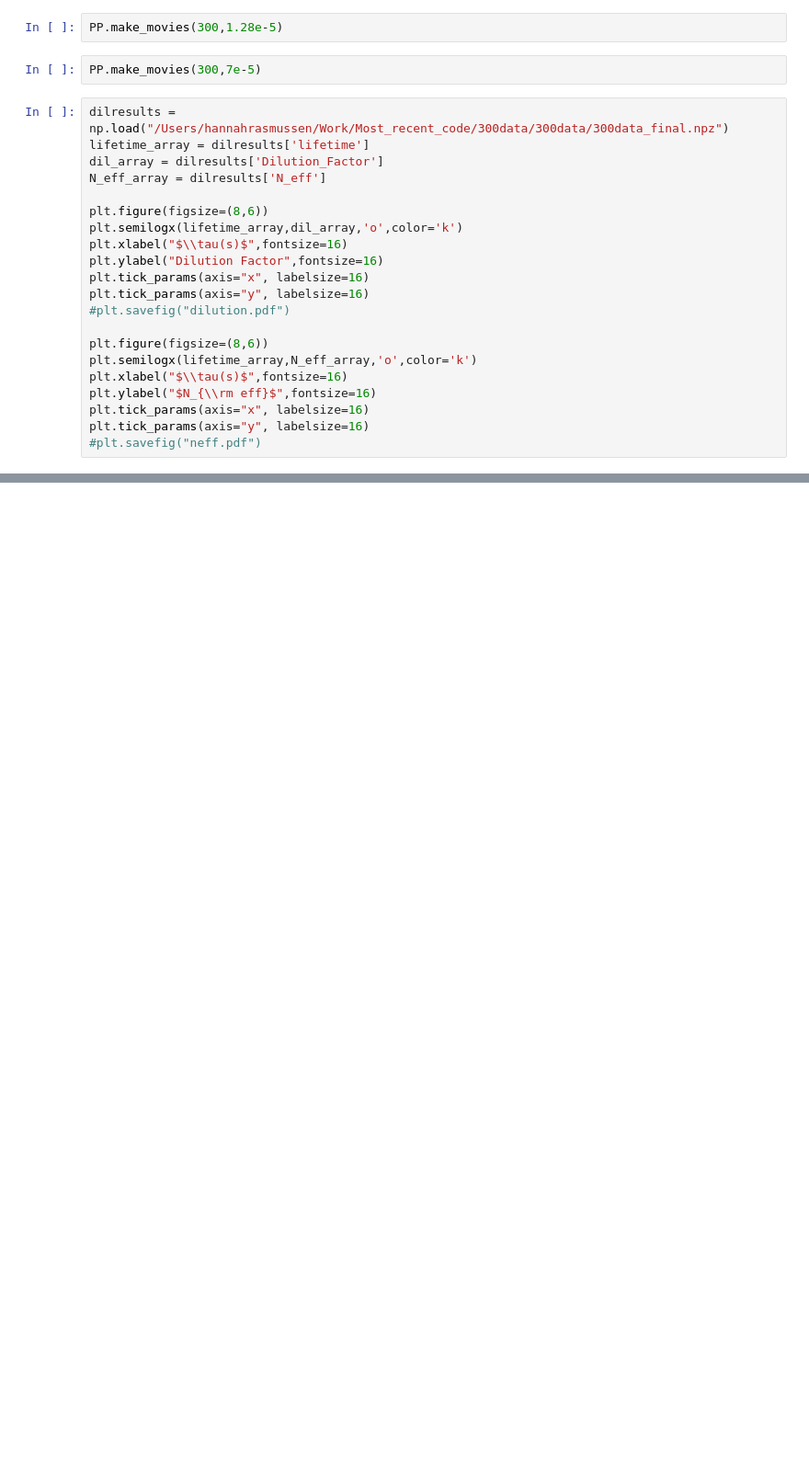
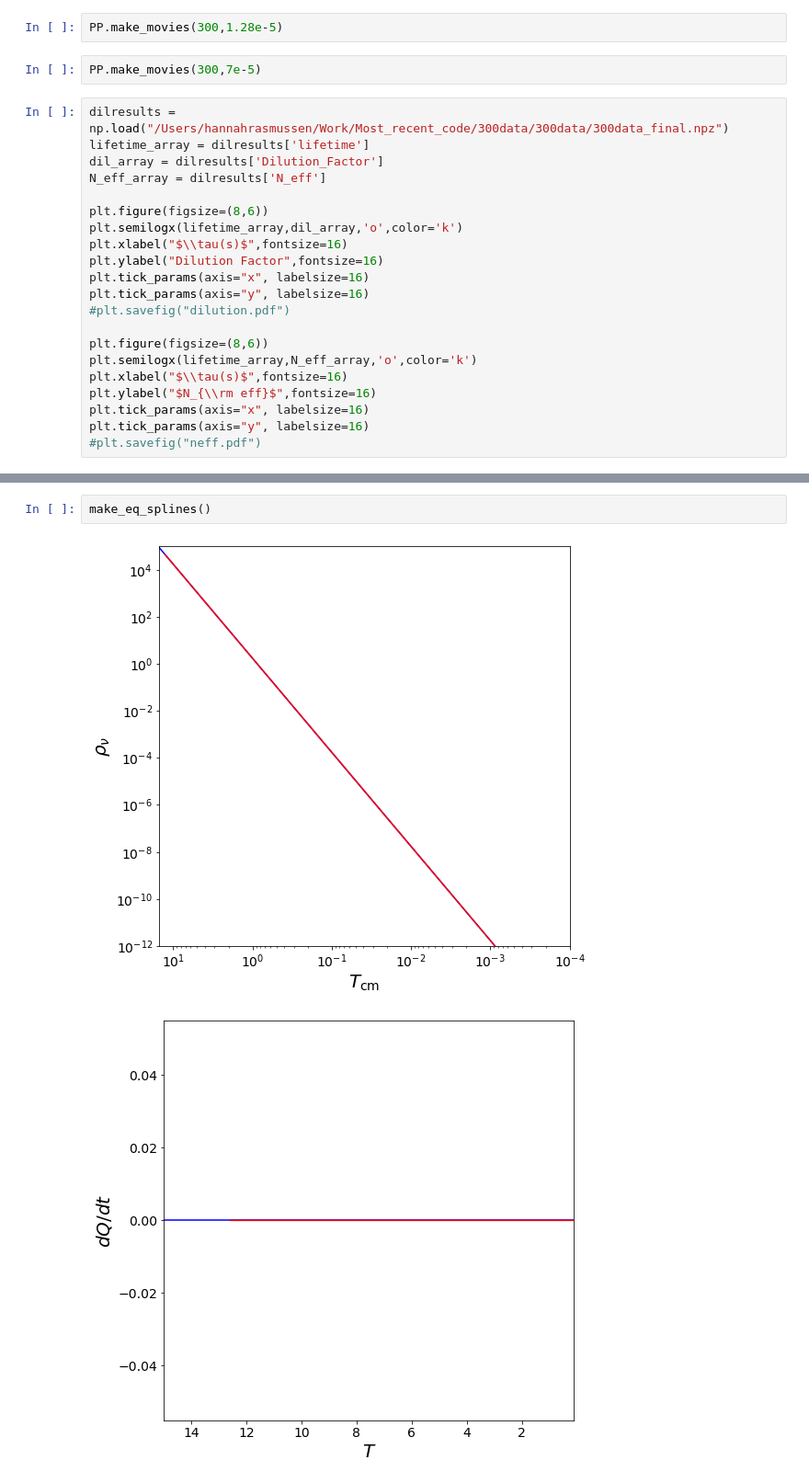
Before and after one commit to hannahrasmussen/PostProcessing, a Jupyter notebook: RunPostProcessing.ipynb, the cells around one changed output, grey strips where cells are left out. Shown at 92% size. Saved outputs shown, nothing was run; the diff lists cells and outputs as text; blank space fills up the shorter version.

```diff
--- a/RunPostProcessing.ipynb
+++ b/RunPostProcessing.ipynb
@@ -182,0 +471,5 @@ plt.show()
+# %%
+make_eq_splines()
+# %% [output]
+[figure, added]
+[figure, added]
```
Also changed, not shown: parts of 18 cells of this notebook, 1 other file.
